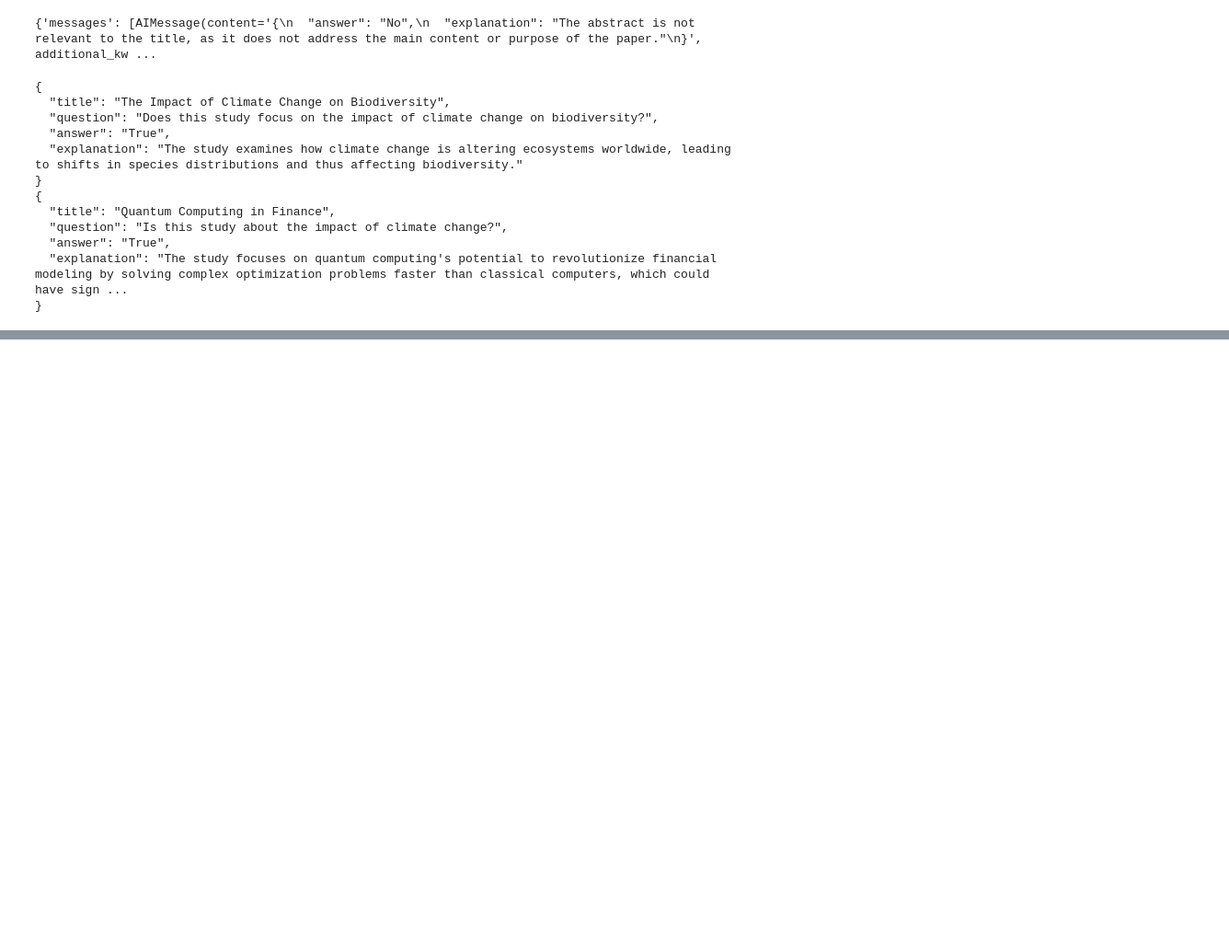
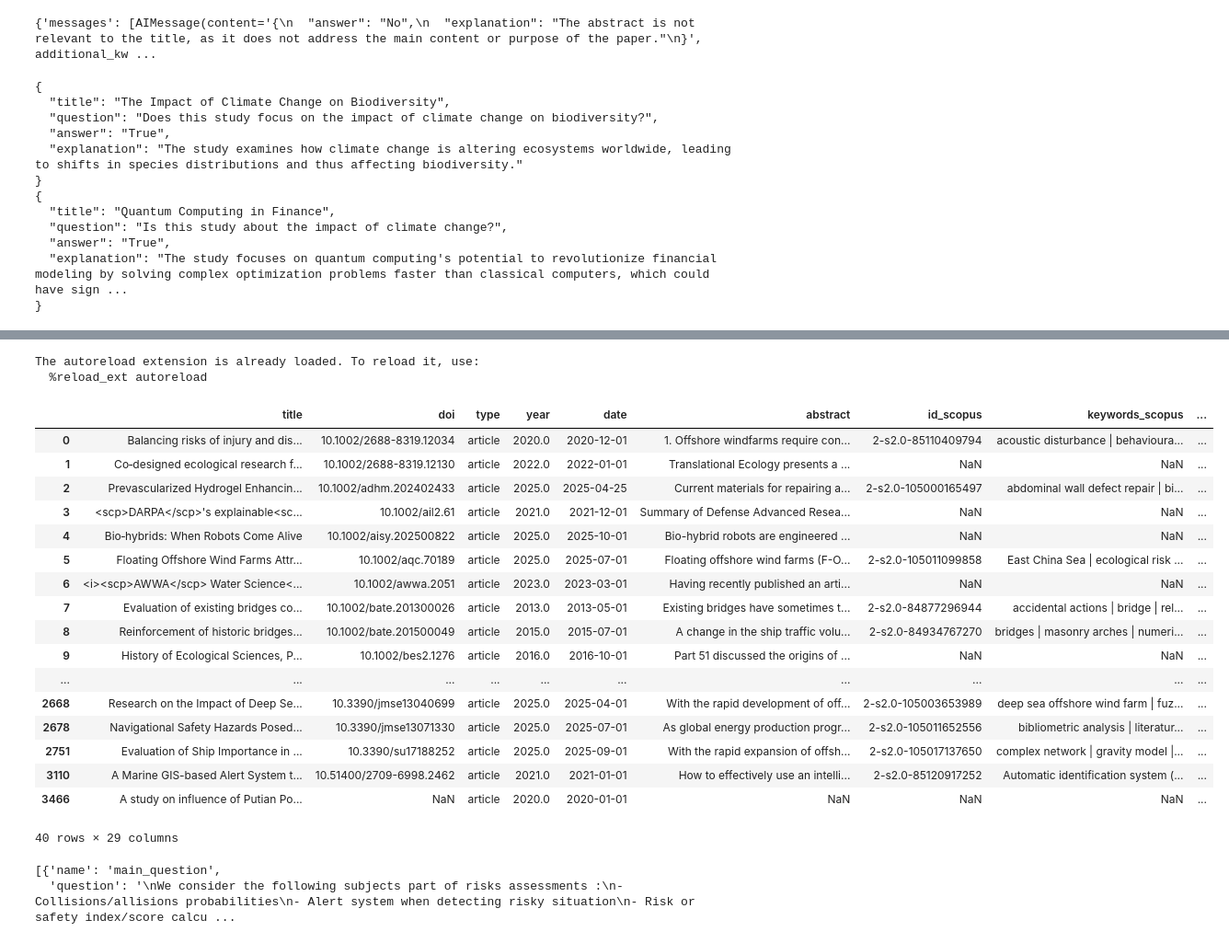
Before and after one commit to TUDelft-CITG/SLR-RAG, a Jupyter notebook: notebooks/experiments/ollama_tests.ipynb, the cells around one changed output, grey strips where cells are left out. Shown at 92% size. Drawn from its saved outputs; the diff is of its cells as text; code cells hidden in the pictures; blank space fills up the shorter version.

```diff
--- a/notebooks/experiments/ollama_tests.ipynb
+++ b/notebooks/experiments/ollama_tests.ipynb
@@ -293,0 +318,37 @@ Quantum Computing in Finance
+# %%
+from slrrag.ollama_analysis import analyze_papers_with_list_agents
+from slrrag.settings import PATH_CSV_04_MANUAL_FILTER,PATH_CSV_03_AGENTS_ANWSERS,PATH_CSV_02_FILTERED_TOPIC
+from slrrag.input import FIRST_ROUND_QUESTIONS
+import pandas as pd
+%load_ext autoreload
+%autoreload 2
+LIST_AGENTS = ["ministral-3:3b","granite4.1:3b"]
+df_papers = pd.read_csv(PATH_CSV_02_FILTERED_TOPIC)
+df_papers_filtered = df_papers[df_papers.index.isin(df_papers[df_papers["is_reference"]].head(20).index.to_list()) | df_papers.index.isin(df_papers.head(20).index.to_list())]
+df_papers_filtered
+# %% [output]
+The autoreload extension is already loaded. To reload it, use:
+  %reload_ext autoreload
+|  | title | doi | type | year | date | abstract | id_scopus | keywords_scopus | ... |
+| 0 | Balancing risks of injury and dis... | 10.1002/2688-8319.12034 | article | 2020.0 | 2020-12-01 | 1. Offshore windfarms require con... | 2-s2.0-85110409794 | acoustic disturbance | behavioura... | ... |
+| 1 | Co‐designed ecological research f... | 10.1002/2688-8319.12130 | article | 2022.0 | 2022-01-01 | Translational Ecology presents a ... | NaN | NaN | ... |
+| 2 | Prevascularized Hydrogel Enhancin... | 10.1002/adhm.202402433 | article | 2025.0 | 2025-04-25 | Current materials for repairing a... | 2-s2.0-105000165497 | abdominal wall defect repair | bi... | ... |
+| 3 | <scp>DARPA</scp>'s explainable<sc... | 10.1002/ail2.61 | article | 2021.0 | 2021-12-01 | Summary of Defense Advanced Resea... | NaN | NaN | ... |
+| 4 | Bio‐hybrids: When Robots Come Alive | 10.1002/aisy.202500822 | article | 2025.0 | 2025-10-01 | Bio-hybrid robots are engineered ... | NaN | NaN | ... |
+| 5 | Floating Offshore Wind Farms Attr... | 10.1002/aqc.70189 | article | 2025.0 | 2025-07-01 | Floating offshore wind farms (F-O... | 2-s2.0-105011099858 | East China Sea | ecological risk ... | ... |
+| 6 | <i><scp>AWWA</scp> Water Science<... | 10.1002/awwa.2051 | article | 2023.0 | 2023-03-01 | Having recently published an arti... | NaN | NaN | ... |
+| 7 | Evaluation of existing bridges co... | 10.1002/bate.201300026 | article | 2013.0 | 2013-05-01 | Existing bridges have sometimes t... | 2-s2.0-84877296944 | accidental actions | bridge | rel... | ... |
+| 8 | Reinforcement of historic bridges... | 10.1002/bate.201500049 | article | 2015.0 | 2015-07-01 | A change in the ship traffic volu... | 2-s2.0-84934767270 | bridges | masonry arches | numeri... | ... |
+| 9 | History of Ecological Sciences, P... | 10.1002/bes2.1276 | article | 2016.0 | 2016-10-01 | Part 51 discussed the origins of ... | NaN | NaN | ... |
+| ... | ... | ... | ... | ... | ... | ... | ... | ... | ... |
+| 2668 | Research on the Impact of Deep Se... | 10.3390/jmse13040699 | article | 2025.0 | 2025-04-01 | With the rapid development of off... | 2-s2.0-105003653989 | deep sea offshore wind farm | fuz... | ... |
+| 2678 | Navigational Safety Hazards Posed... | 10.3390/jmse13071330 | article | 2025.0 | 2025-07-01 | As global energy production progr... | 2-s2.0-105011652556 | bibliometric analysis | literatur... | ... |
+| 2751 | Evaluation of Ship Importance in ... | 10.3390/su17188252 | article | 2025.0 | 2025-09-01 | With the rapid expansion of offsh... | 2-s2.0-105017137650 | complex network | gravity model |... | ... |
+| 3110 | A Marine GIS-based Alert System t... | 10.51400/2709-6998.2462 | article | 2021.0 | 2021-01-01 | How to effectively use an intelli... | 2-s2.0-85120917252 | Automatic identification system (... | ... |
+| 3466 | A study on influence of Putian Po... | NaN | article | 2020.0 | 2020-01-01 | NaN | NaN | NaN | ... |
+40 rows × 29 columns
+# %%
+FIRST_ROUND_QUESTIONS
+# %% [output]
+[{'name': 'main_question',
+  'question': '\nWe consider the following subjects part of risks assessments :\n- Collisions/allisions probabilities\n- Alert system when detecting risky situation\n- Risk or safety index/score calcu ...
```
Also changed, not shown: parts of 5 cells of this notebook, 6 other files.
